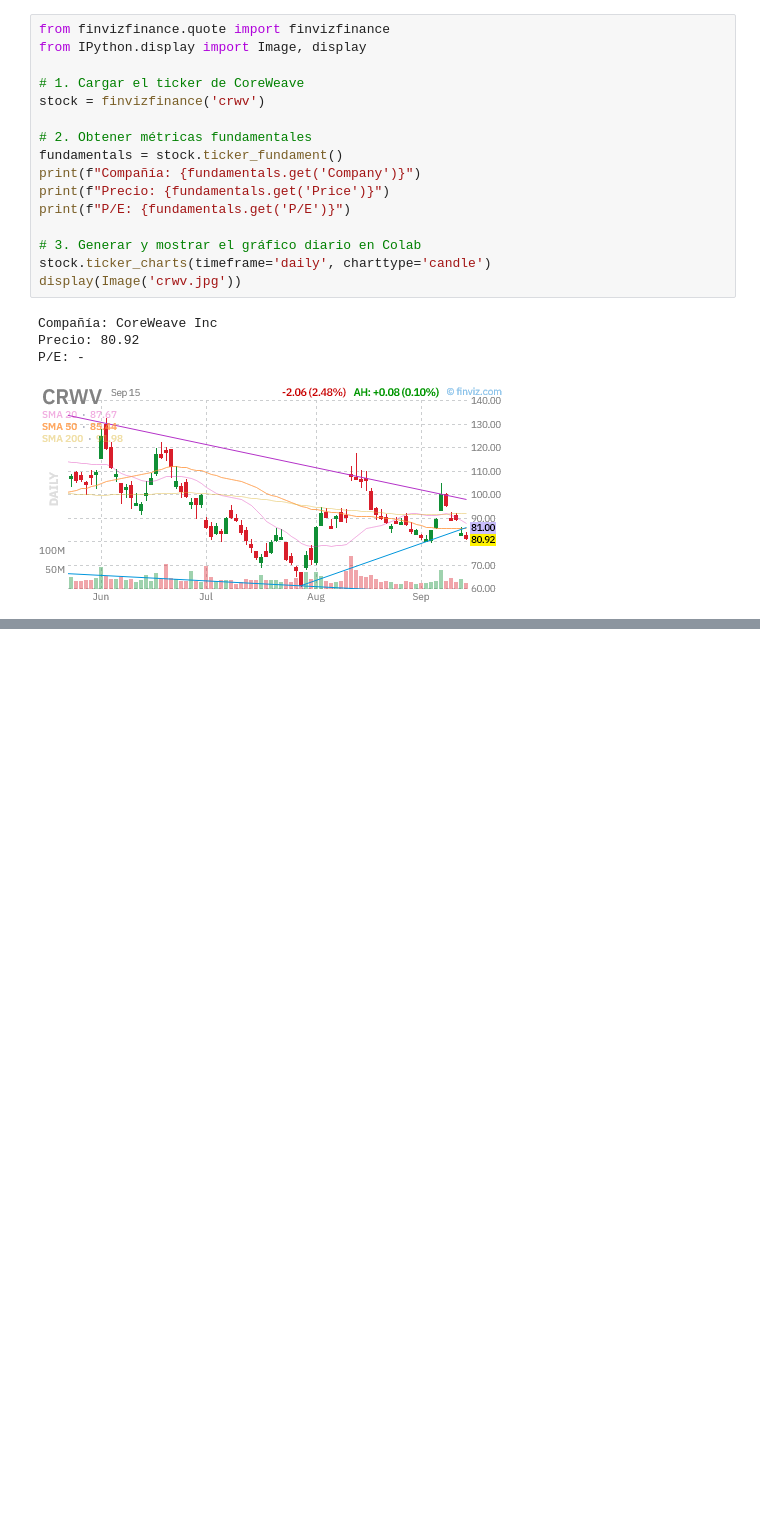
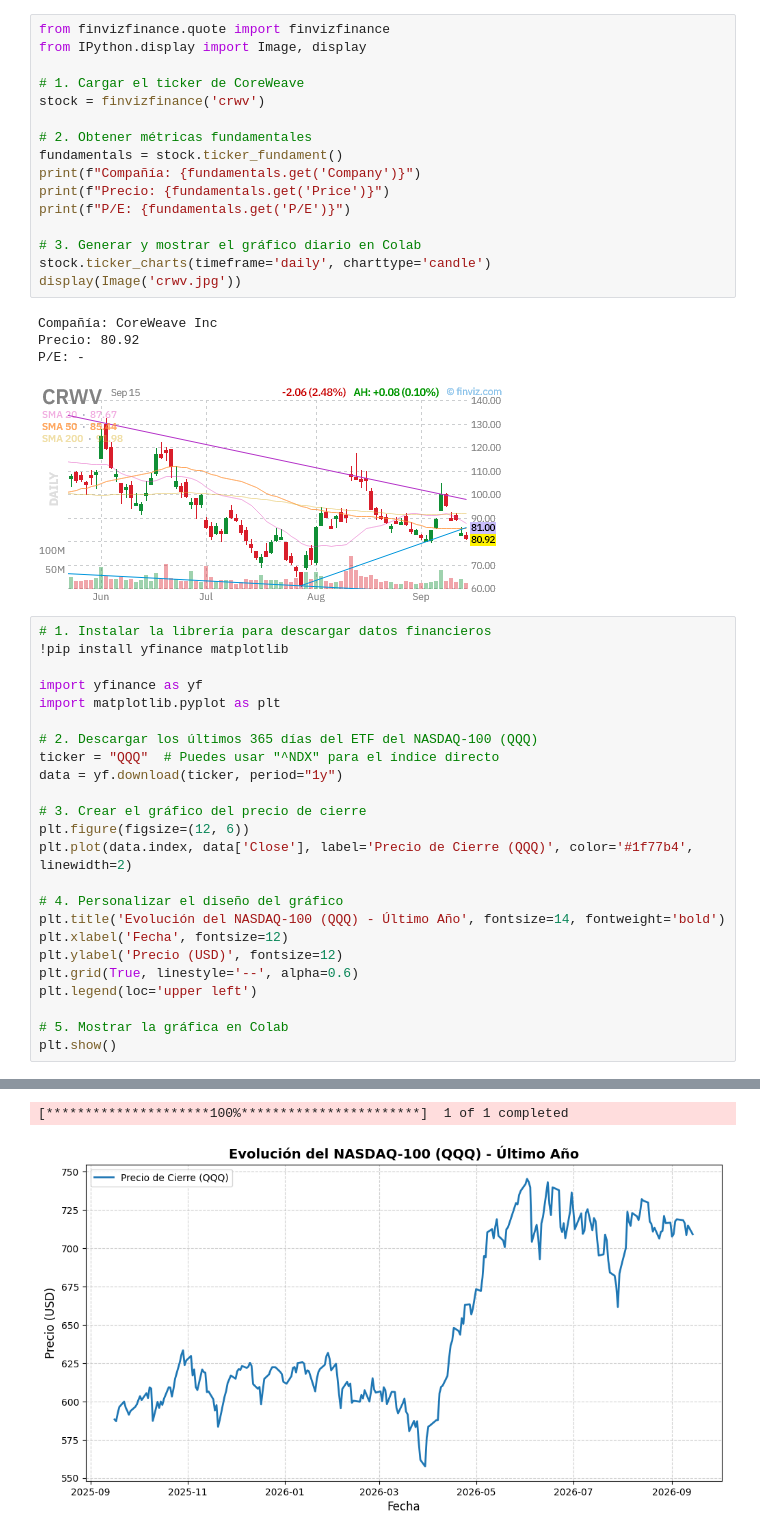
Before and after one commit to mariobravolarrea/FinRL, a Jupyter notebook: codeando1.ipynb, the cells around one changed output, grey strips where cells are left out. Saved outputs shown, nothing was run; the diff lists cells and outputs as text; blank space fills up the shorter version.

Commit message:
Se creó con Colab

```diff
--- a/codeando1.ipynb
+++ b/codeando1.ipynb
@@ -142,3 +142,28 @@ Compañía: CoreWeave Inc
 Precio: 80.92
 P/E: -
 [figure]
+# %%
+# 1. Instalar la librería para descargar datos financieros
+!pip install yfinance matplotlib
+
+import yfinance as yf
+import matplotlib.pyplot as plt
+
+# 2. Descargar los últimos 365 días del ETF del NASDAQ-100 (QQQ)
+ticker = "QQQ"  # Puedes usar "^NDX" para el índice directo
+data = yf.download(ticker, period="1y")
+
+# 3. Crear el gráfico del precio de cierre
+plt.figure(figsize=(12, 6))
+plt.plot(data.index, data['Close'], label='Precio de Cierre (QQQ)', color='#1f77b4', linewidth=2)
+
+# 4. Personalizar el diseño del gráfico
+plt.title('Evolución del NASDAQ-100 (QQQ) - Último Año', fontsize=14, fontweight='bold')
+plt.xlabel('Fecha', fontsize=12)
+plt.ylabel('Precio (USD)', fontsize=12)
+plt.grid(True, linestyle='--', alpha=0.6)
+plt.legend(loc='upper left')
+
+# 5. Mostrar la gráfica en Colab
+plt.show()
+# %% [output]
@@ -144,0 +187,2 @@ P/E: -
+[*********************100%***********************]  1 of 1 completed
+[figure, added]
```
Also changed, not shown: parts of 24 cells of this notebook.
